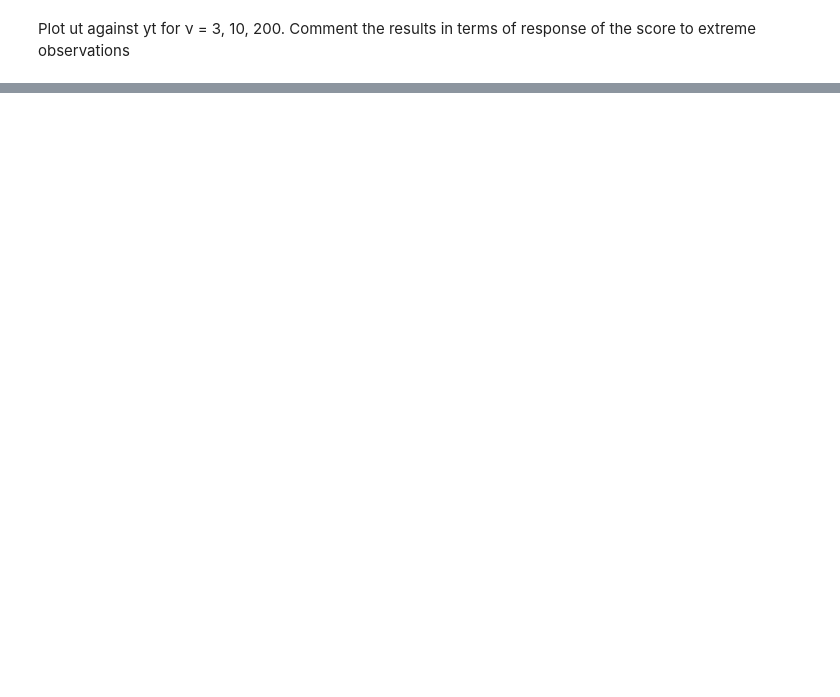
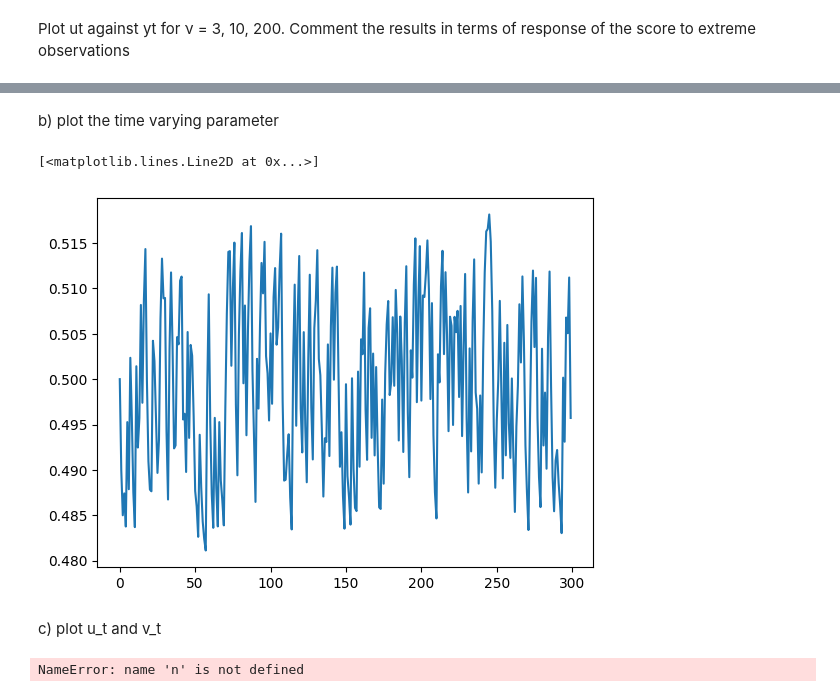
Before and after one commit to alberello00/Advanced-time-series, a Jupyter notebook: R files for score-driven simulation and estimation-20230530/py_functions_DCS.ipynb, the cells around one changed output, grey strips where cells are left out. Drawn from its saved outputs; the diff is of its cells as text; code cells hidden in the pictures; blank space fills up the shorter version.

```diff
--- a/R files for score-driven simulation and estimation-20230530/py_functions_DCS.ipynb
+++ b/R files for score-driven simulation and estimation-20230530/py_functions_DCS.ipynb
@@ -219,0 +271,56 @@ interactive(children=(IntSlider(value=3, description='ν:', max=200, min=3, step
+# %% [markdown]
+b) plot the time varying parameter
+# %%
+mu = result['Dynamic_Location']
+plt.plot(mu)
+# %% [output]
+[<matplotlib.lines.Line2D at 0x...>]
+[figure, added]
+# %% [markdown]
+c) plot u_t and v_t
+# %%
+omega = 0
+phi = 0.8
+k = 0.8
+varsigma = 1
+nu = 8
+
+theta = np.array([omega, phi, k, varsigma, nu])
+
+# Estimate the parameters (uses functions in Estimator)
+# Input: data, y, and INITIAL parameter values, theta
+est = uDCS_t_model_estimator(y, theta)
+theta_list = est['theta_list']
+
+# Recover the estimated time-varying signal (uses functions in Filter)
+# Input: data, y, and ESTIMATED parameter values, theta
+filter_result = uDCS_t_model_filter(y, est['theta'])
+y_estimated = filter_result['Dynamic_Location']
+
+# Plot the original data and the estimated time-varying signal
+plt.plot(y)
+plt.plot(y_estimated, color='red')
+plt.xlabel('Time')
+plt.ylabel('Signal')
+plt.legend(['Original', 'Estimated'])
+plt.show()
+
+# Compare the estimated one-step-ahead prediction error with the score
+# Both are mds, the score is nonlinear and robust if nu is small,
+# if nu -> infinity, then the score u_t converges to the one-step-ahead prediction error
+# which is then linear and Gaussian
+
+T = len(y)
+v = np.zeros(T)
+for t in range(1, T+1):
+    v[t-1] = y[t-1] - filter_result['Dynamic_Location'][t-1]
+
+# Plot of the innovation error v_t against the robust score u_t
+plt.plot(v)
+plt.plot(filter_result['Innovation_u_t'], color='green')
+plt.xlabel('Time')
+plt.ylabel('Error')
+plt.legend(['Innovation Error', 'Robust Score'])
+plt.show()
+# %% [output]
+NameError: name 'n' is not defined
```
Also changed, not shown: parts of 17 cells of this notebook, 8 other files.
